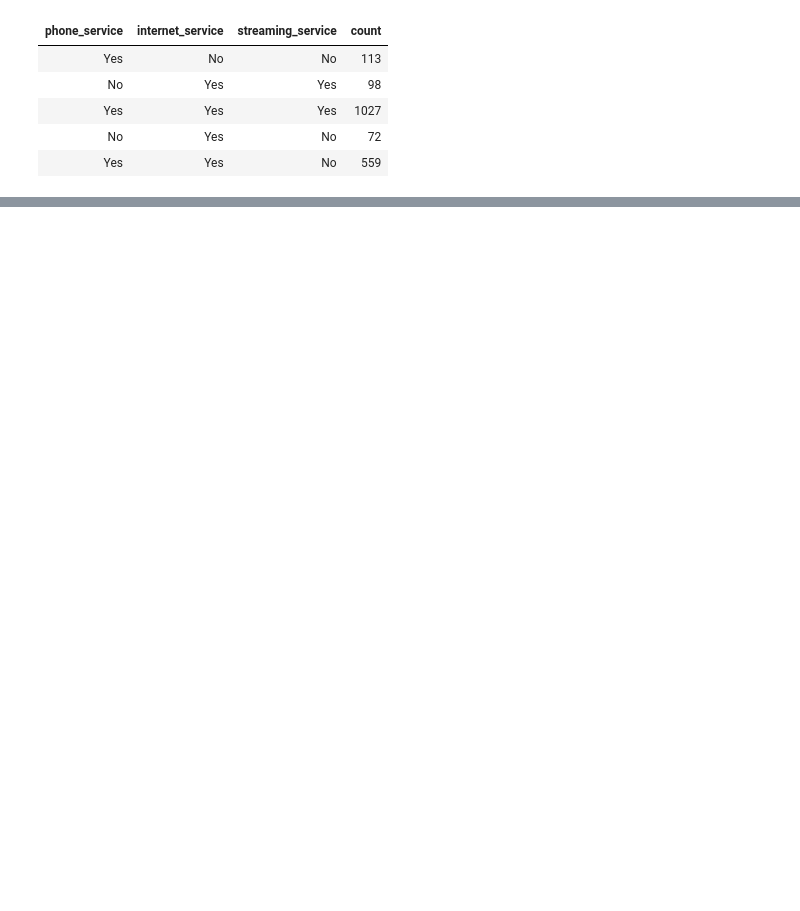
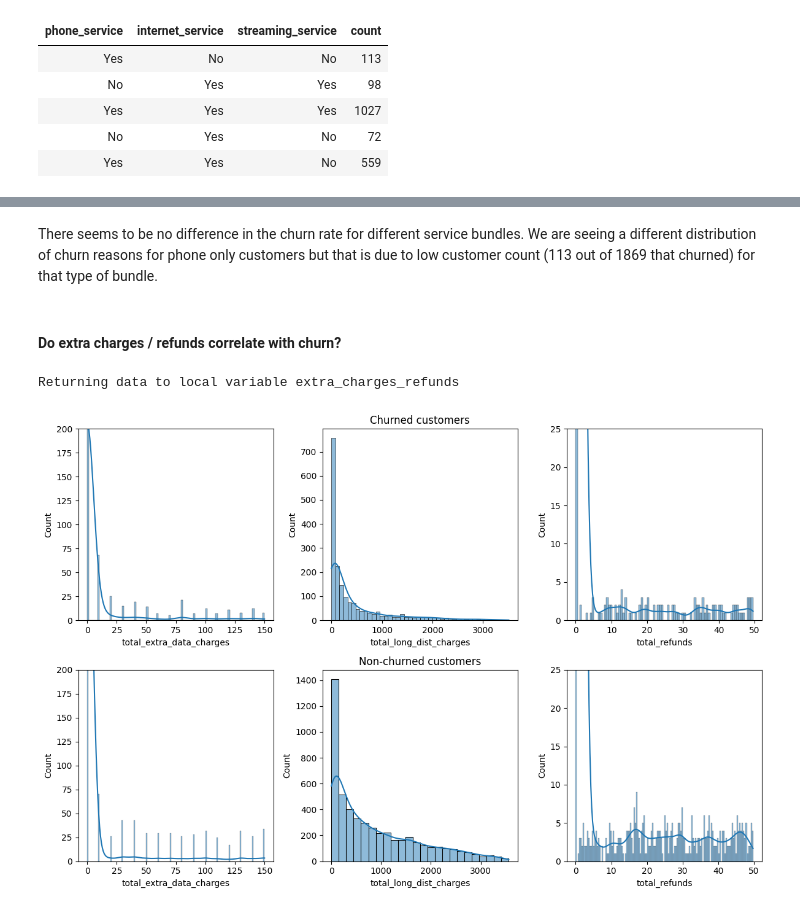
Before and after one commit to Mykolazaz/telco-churn-analysis, a Jupyter notebook: main.ipynb, the cells around one changed output, grey strips where cells are left out. Cells and saved outputs as stored; diff of their text form; code cells hidden in the pictures; blank space fills up the shorter version.

```diff
--- a/main.ipynb
+++ b/main.ipynb
@@ -483,0 +616,46 @@ The vast majory of our clients have all three services. `streaming_service` indi
+# %% [markdown]
+There seems to be no difference in the churn rate for different service bundles. We are seeing a different distribution of churn reasons for phone only customers but that is due to low customer count (113 out of 1869 that churned) for that type of bundle.
+# %% [markdown]
+#### Do extra charges / refunds correlate with churn?
+# %%
+%%sql extra_charges_refunds <<
+SELECT churn_value,
+       total_extra_data_charges,
+       total_long_dist_charges,
+       total_refunds
+FROM status LEFT JOIN services ON status.customer_id = services.customer_id
+# %% [output]
+Returning data to local variable extra_charges_refunds
+# %%
+extra_charges_refunds = pd.DataFrame(extra_charges_refunds)
+
+fig, axes = plt.subplots(2, 3, figsize=(12, 8))
+
+sns.histplot(data=extra_charges_refunds[extra_charges_refunds["churn_value"] == True],
+             x="total_extra_data_charges", kde=True, ax=axes[0, 0])
+axes[0, 0].set_ylim(0, 200)
+
+sns.histplot(data=extra_charges_refunds[extra_charges_refunds["churn_value"] == True],
+             x="total_long_dist_charges", kde=True, ax=axes[0, 1])
+axes[0, 1].set_title("Churned customers")
+
+sns.histplot(data=extra_charges_refunds[extra_charges_refunds["churn_value"] == True],
+             x="total_refunds", kde=True, ax=axes[0, 2])
+axes[0, 2].set_ylim(0, 25)
+
+sns.histplot(data=extra_charges_refunds[extra_charges_refunds["churn_value"] == False],
+             x="total_extra_data_charges", kde=True, ax=axes[1, 0])
+axes[1, 0].set_ylim(0, 200)
+
+sns.histplot(data=extra_charges_refunds[extra_charges_refunds["churn_value"] == False],
+             x="total_long_dist_charges", kde=True, ax=axes[1, 1])
+axes[1, 1].set_title("Non-churned customers")
+
+sns.histplot(data=extra_charges_refunds[extra_charges_refunds["churn_value"] == False],
+             x="total_refunds", kde=True, ax=axes[1, 2])
+axes[1, 2].set_ylim(0, 25)
+
+plt.tight_layout()
+plt.show()
+# %% [output]
+[figure, added]
```
Also changed, not shown: parts of 14 cells of this notebook.
